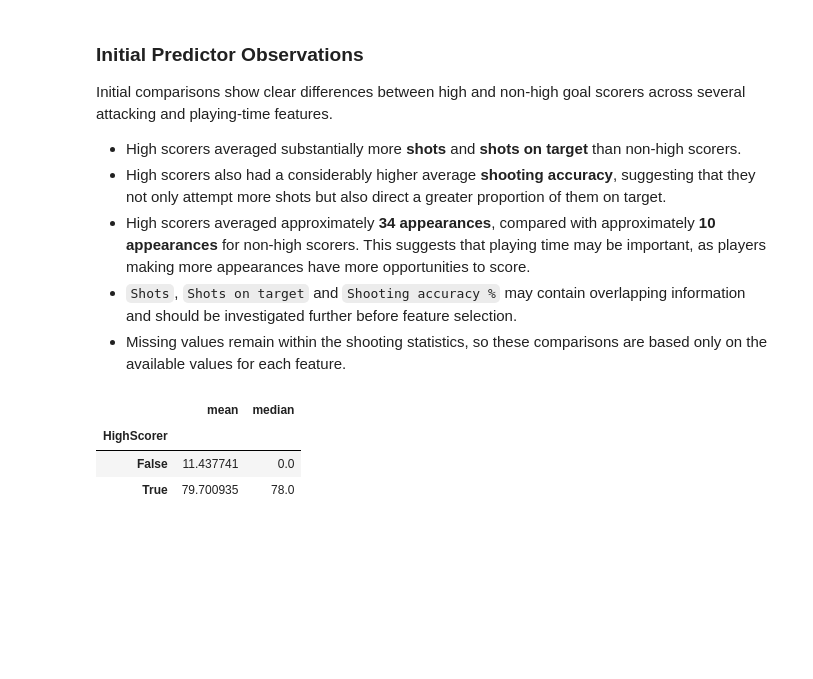
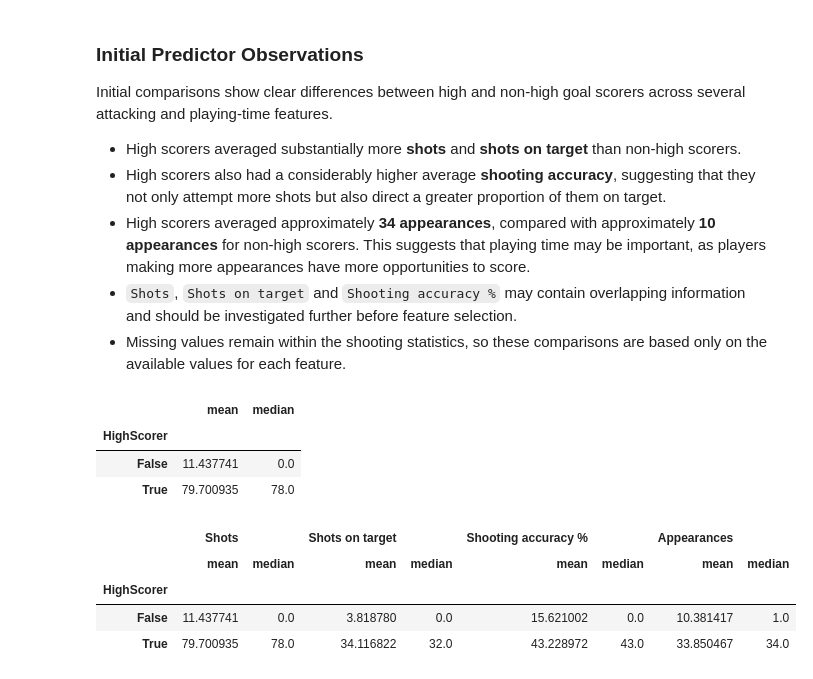
Before and after one commit to garethrogers28/premier-league-predictor, a Jupyter notebook: jupyter_notebooks/03_Exploratory_Data_Analysis.ipynb, the cells around one changed output. Saved outputs shown, nothing was run; the diff lists cells and outputs as text; code cells hidden in the pictures; blank space fills up the shorter version.

```diff
--- a/jupyter_notebooks/03_Exploratory_Data_Analysis.ipynb
+++ b/jupyter_notebooks/03_Exploratory_Data_Analysis.ipynb
@@ -338,3 +338,11 @@ df.groupby("HighScorer")["Shots"].agg(["mean", "median"])
 | HighScorer |  |  |
 | False | 11.437741 | 0.0 |
 | True | 79.700935 | 78.0 |
+# %%
+df.groupby("HighScorer")[["Shots", "Shots on target", "Shooting accuracy %", "Appearances"]].agg(["mean", "median"])
+# %% [output]
+|  | Shots |  | Shots on target |  | Shooting accuracy % |  | Appearances |  |
+|  | mean | median | mean | median | mean | median | mean | median |
+| HighScorer |  |  |  |  |  |  |  |  |
+| False | 11.437741 | 0.0 | 3.818780 | 0.0 | 15.621002 | 0.0 | 10.381417 | 1.0 |
+| True | 79.700935 | 78.0 | 34.116822 | 32.0 | 43.228972 | 43.0 | 33.850467 | 34.0 |
```
Also changed, not shown: parts of 6 cells of this notebook.
